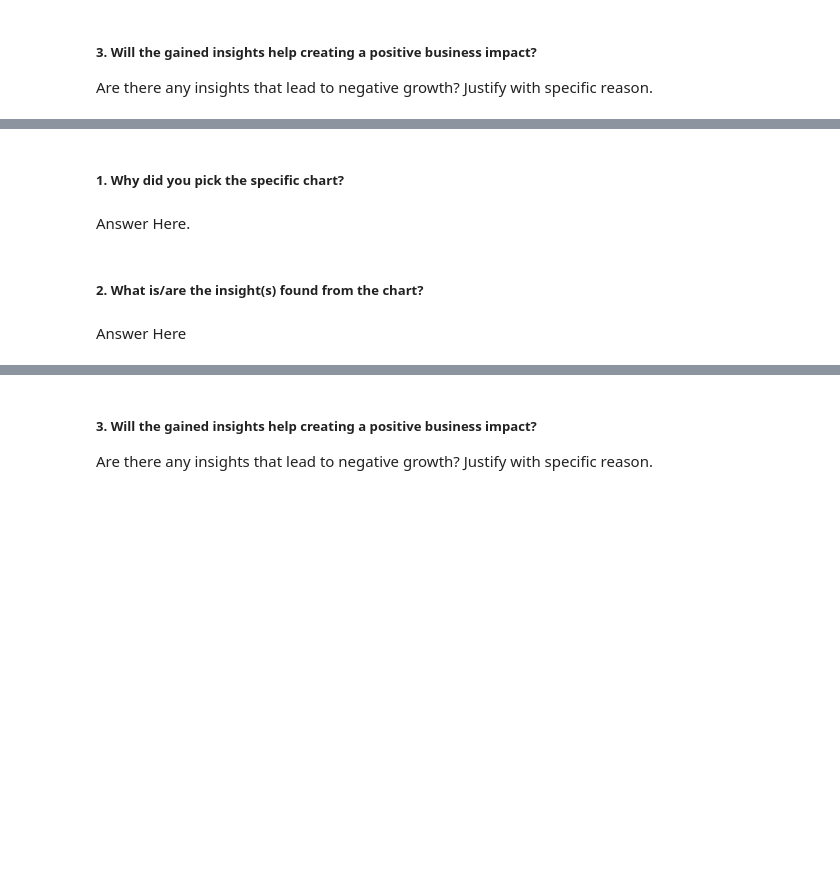
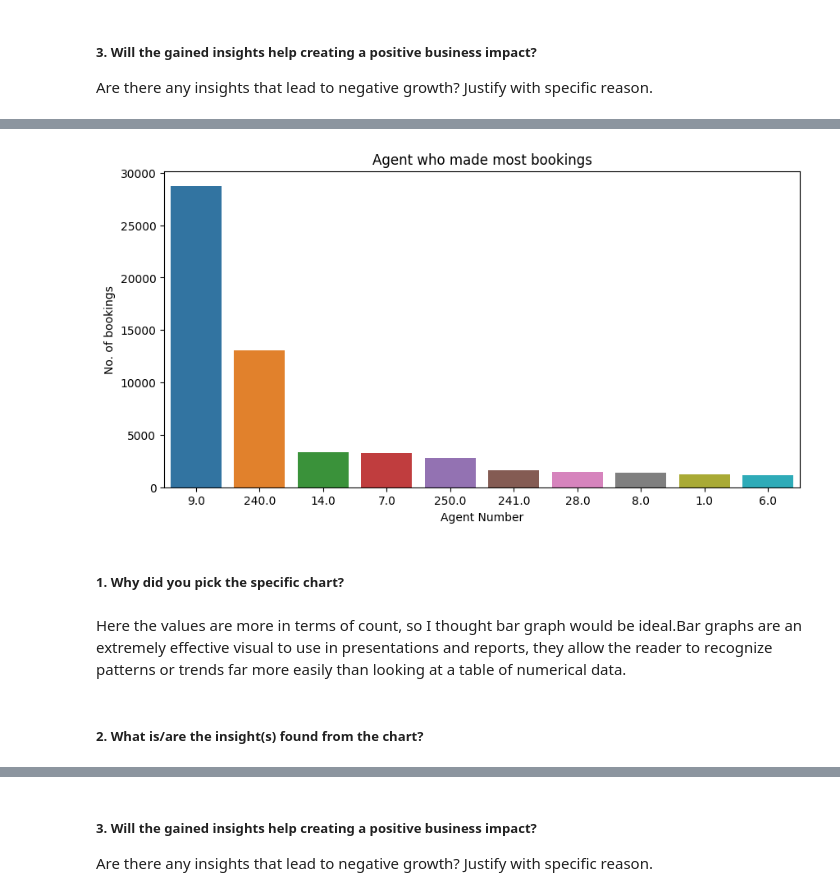
Before and after one commit to Rooban-Jeyasundar/EDA-Project, a Jupyter notebook: EDA_Submission_of_Hotel_Booking_Analysis.ipynb, the cells around one changed output, grey strips where cells are left out. Cells and saved outputs as stored; diff of their text form; code cells hidden in the pictures; blank space fills up the shorter version.

```diff
--- a/EDA_Submission_of_Hotel_Booking_Analysis.ipynb
+++ b/EDA_Submission_of_Hotel_Booking_Analysis.ipynb
@@ -504,0 +532,11 @@ Answer Here
+# %%
+# Chart - 3 visualization code
+highest_bookings = hba_df1.groupby(['agent'])['agent'].agg({'count'}).reset_index().rename(columns={'count':'Most Bookings'}).sort_values(by='Most Bookings',ascending=False)
+
+#dropping the agents with 0 bookings
+highest_bookings.drop(highest_bookings[highest_bookings['agent']==0].index,inplace=True)
+
+#Viewing the top bookings
+top_bookings=highest_bookings[0:10]
+
+top_bookings
@@ -505,8 +555,16 @@ Answer Here
+# %%
+#Plotting the graph
+plt.figure(figsize=(10,5))
+sns.barplot(x=top_bookings['agent'], y=top_bookings['Most Bookings'],order=top_bookings['agent'])
+plt.title('Agent who made most bookings')
+plt.xlabel('Agent Number')
+plt.ylabel('No. of bookings')
+plt.show()
+# %% [output]
+[figure, added]
 # %% [markdown]
 ##### 1. Why did you pick the specific chart?
-# %% [markdown]
-Answer Here.
+# %% [markdown]
+Here the values are more in terms of count, so I thought bar graph would be ideal.Bar graphs are an extremely effective visual to use in presentations and reports, they allow the reader to recognize patterns or trends far more easily than looking at a table of numerical data.
 # %% [markdown]
 ##### 2. What is/are the insight(s) found from the chart?
-# %% [markdown]
-Answer Here
```
Also changed, not shown: parts of 59 cells of this notebook.
